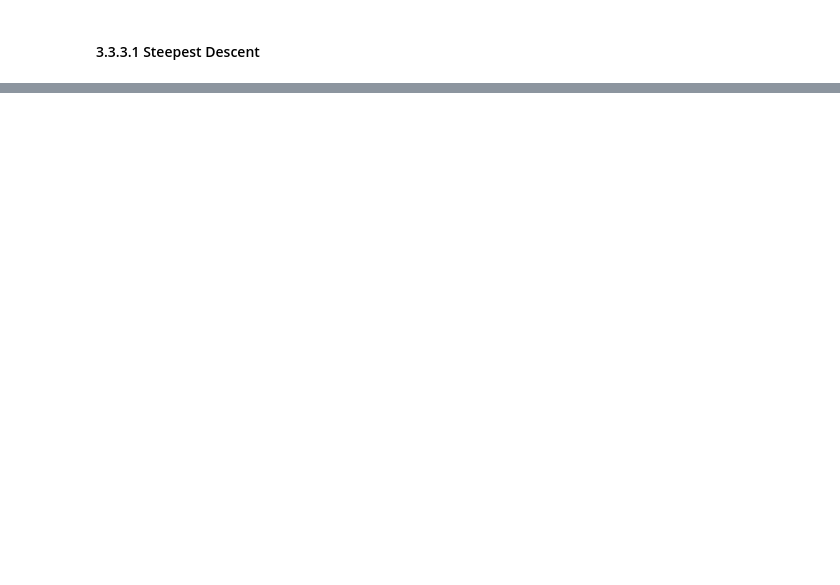
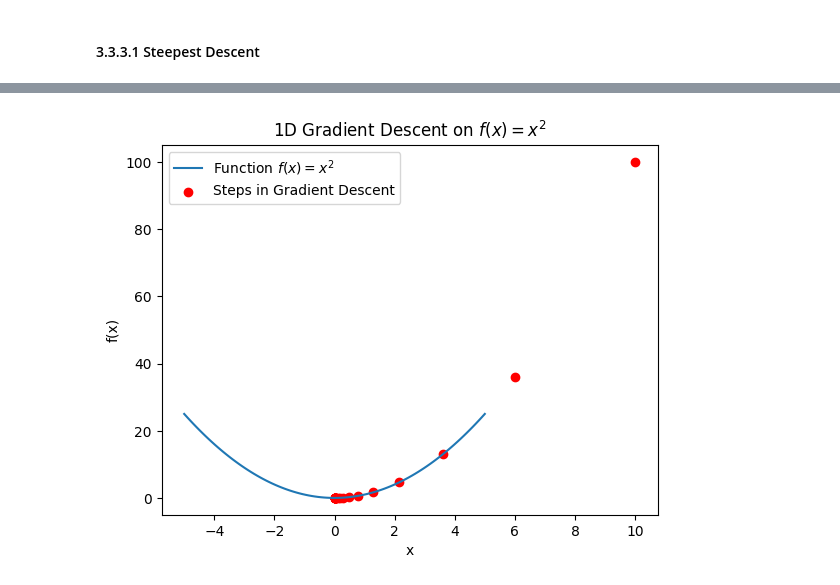
Before and after one commit to rccrdmr/MAT422-Mathematics-for-DataScience, a Jupyter notebook: 3.3_Unconstrained_Optimization.ipynb, the cells around one changed output, grey strips where cells are left out. Drawn from its saved outputs; the diff is of its cells as text; code cells hidden in the pictures; blank space fills up the shorter version.

```diff
--- a/3.3_Unconstrained_Optimization.ipynb
+++ b/3.3_Unconstrained_Optimization.ipynb
@@ -18,0 +303,28 @@
+# %%
+def grad_1d(x):
+    return 2 * x
+
+def gradient_descent_1d(grad, cur_x=10, learning_rate=0.2, precision=0.0001, max_iters=10000):
+    x_history = [cur_x]
+    for i in range(max_iters):
+        grad_cur = grad(cur_x)
+        if abs(grad_cur) < precision:
+            break
+        cur_x -= learning_rate * grad_cur
+        x_history.append(cur_x)
+    return cur_x, x_history
+
+x_min, x_hist = gradient_descent_1d(grad_1d)
+x_vals = np.linspace(-5, 5, 100)
+y_vals = x_vals ** 2
+
+plt.figure()
+plt.plot(x_vals, y_vals, label="Function $f(x) = x^2$")
+plt.scatter(x_hist, [x ** 2 for x in x_hist], color="red", label="Steps in Gradient Descent")
+plt.title("1D Gradient Descent on $f(x) = x^2$")
+plt.xlabel("x")
+plt.ylabel("f(x)")
+plt.legend()
+plt.show()
+# %% [output]
+[figure, added]
```
Also changed, not shown: parts of 12 cells of this notebook.
